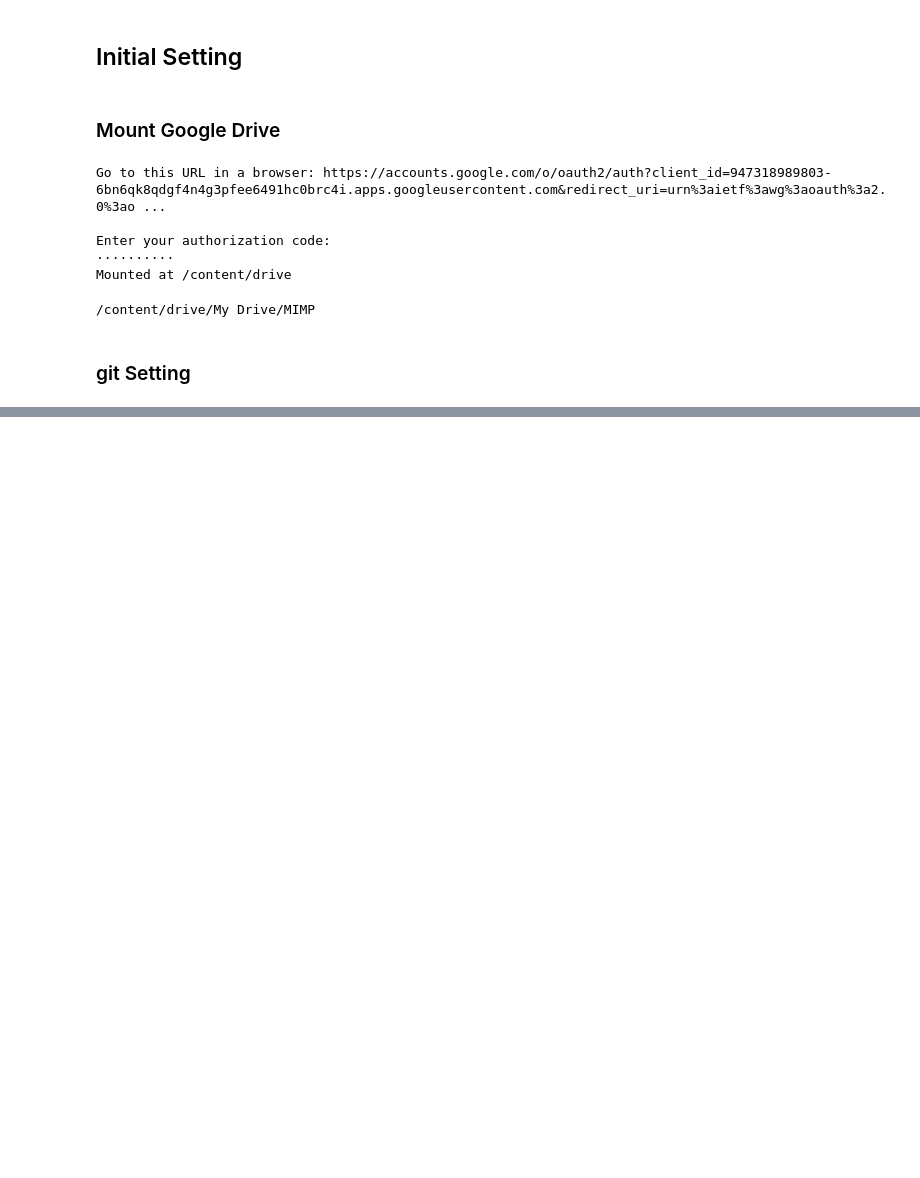
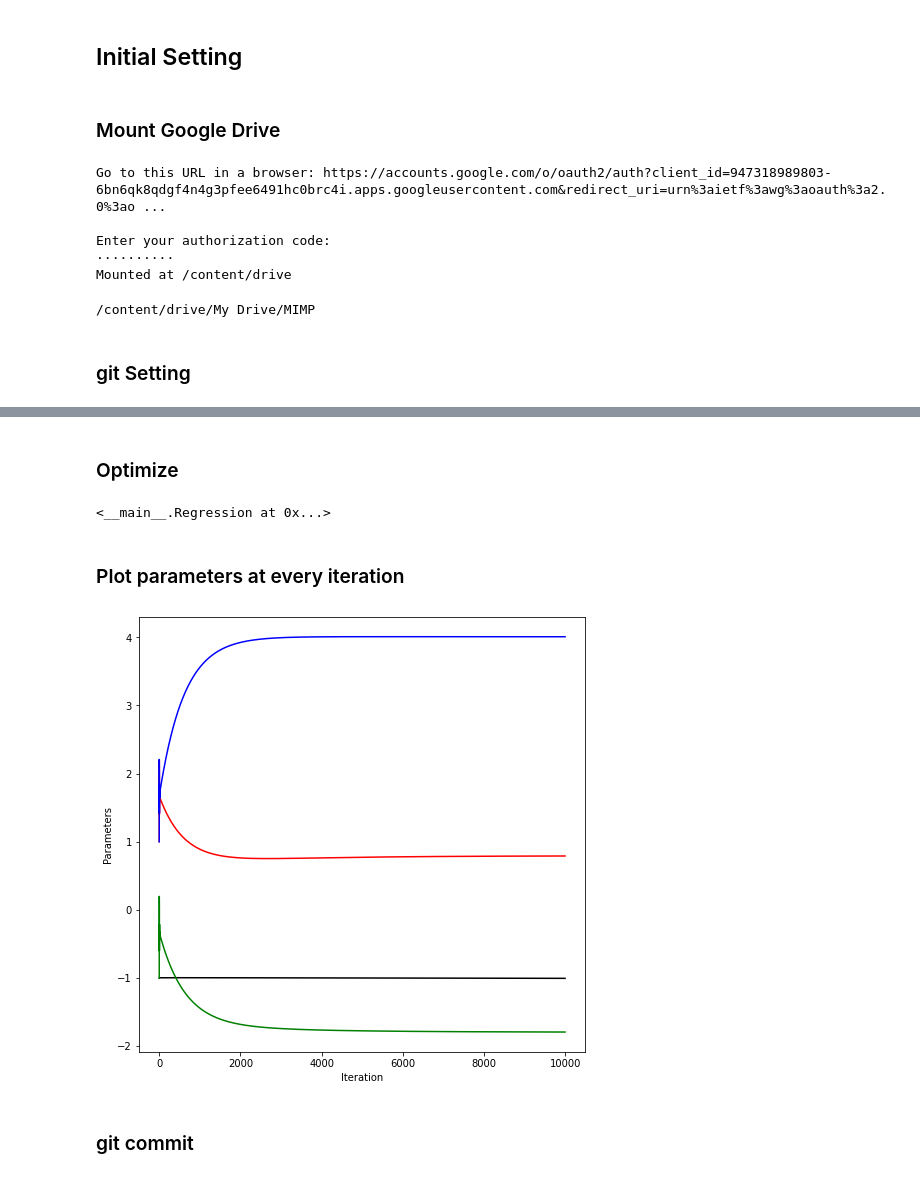
Before and after one commit to SooonChang/MIMP, a Jupyter notebook: Assignment04/Assignment04.ipynb, the cells around one changed output, grey strips where cells are left out. Drawn from its saved outputs; the diff is of its cells as text; code cells hidden in the pictures; blank space fills up the shorter version.

```diff
--- a/Assignment04/Assignment04.ipynb
+++ b/Assignment04/Assignment04.ipynb
@@ -48,0 +162,26 @@ Aborting
+# %% [markdown]
+### Optimize
+# %%
+regress = Regression()
+regress.fit(train_x, train_y, train_z, train_h)
+# %% [output]
+<__main__.Regression at 0x...>
+# %%
+cost, w0, w1, w2, w3 = regress.parameters()
+# %% [markdown]
+### Plot parameters at every iteration
+# %%
+iteration = np.arange(0,10000,1)
+
+plt.figure(figsize = (8,8))
+plt.xlabel("Iteration")
+plt.ylabel("Parameters")
+plt.plot(iteration, w0, c='black')
+plt.plot(iteration, w1, c= 'red')
+plt.plot(iteration, w2, c= 'green')
+plt.plot(iteration, w3, c= 'blue')
+plt.show()
+# %% [output]
+[figure, added]
+# %% [markdown]
+### git commit
```
Also changed, not shown: parts of 24 cells of this notebook.
